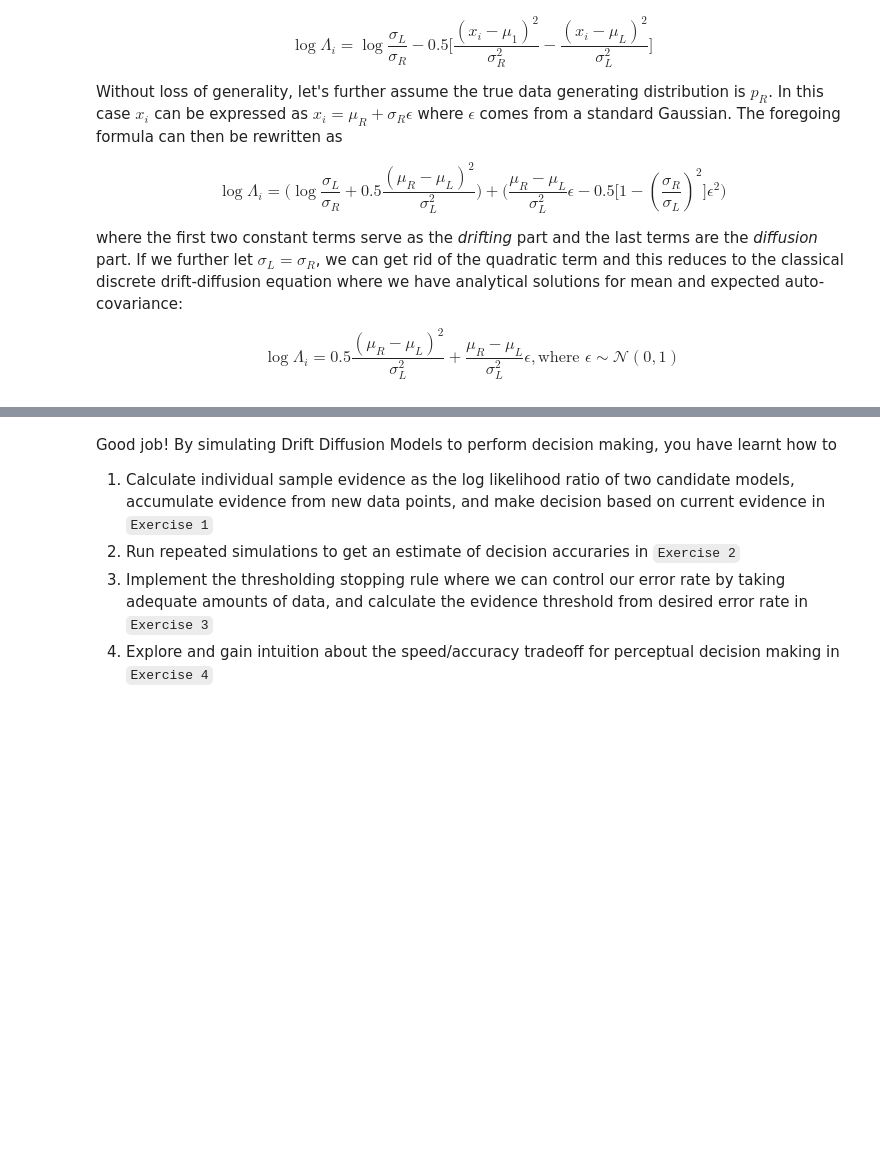
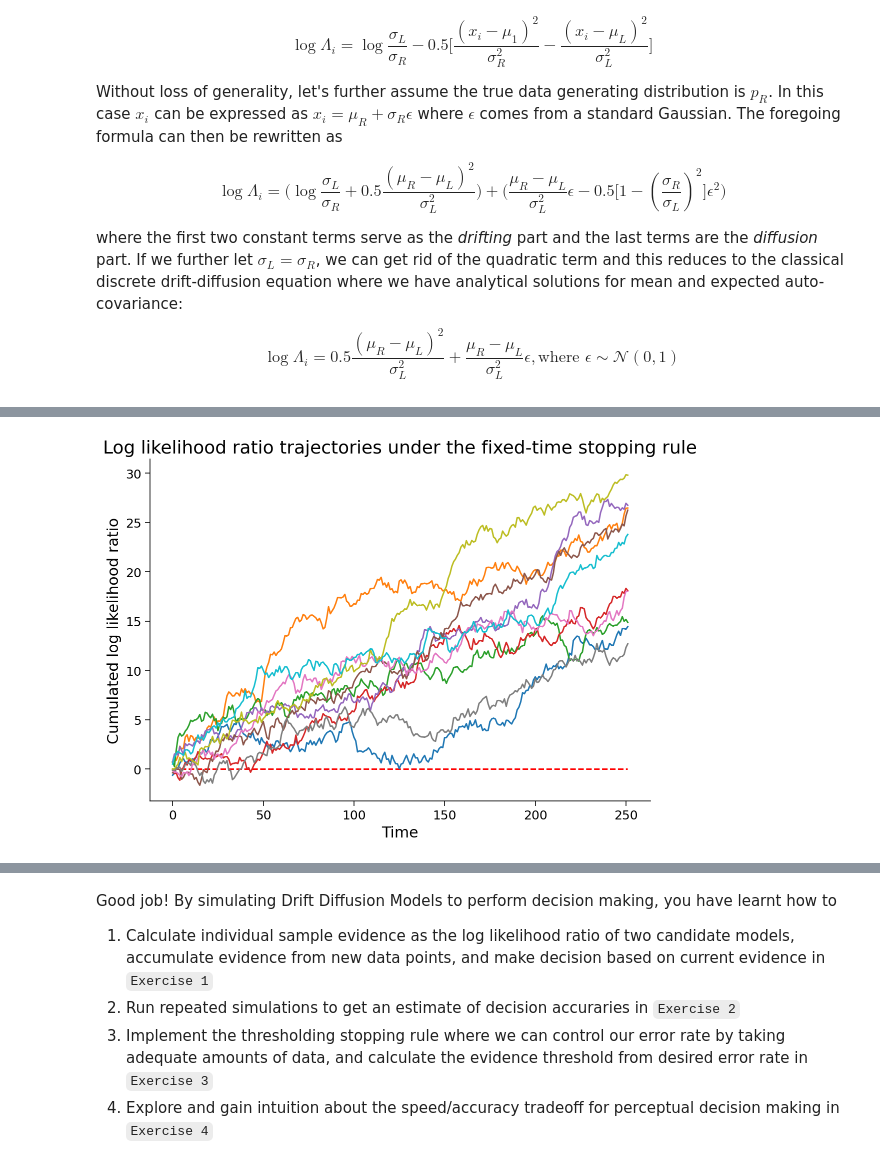
Before and after one commit to txperl/course-content, a Jupyter notebook: tutorials/W2D3_DecisionMaking/student/W2D3_Tutorial1.ipynb, the cells around one changed output, grey strips where cells are left out. Saved outputs shown, nothing was run; the diff lists cells and outputs as text; code cells hidden in the pictures; blank space fills up the shorter version.

```diff
--- a/tutorials/W2D3_DecisionMaking/student/W2D3_Tutorial1.ipynb
+++ b/tutorials/W2D3_DecisionMaking/student/W2D3_Tutorial1.ipynb
@@ -721,0 +405,12 @@ except NotImplementedError:
+# %%
+#@title
+
+#@markdown Make sure you execute this cell to enable the widget!
+np.random.seed(100)
+num_sample = 10
+
+@widgets.interact
+def plot(sigma=(0.05, 10.0, 0.05), stop_time=(5, 500, 1)):
+  simulate_and_plot_SPRT_fixedtime(sigma, stop_time, num_sample, verbose=False)
+# %% [output]
+[figure, added]
```
Also changed, not shown: parts of 70 cells of this notebook, 54 other files.
